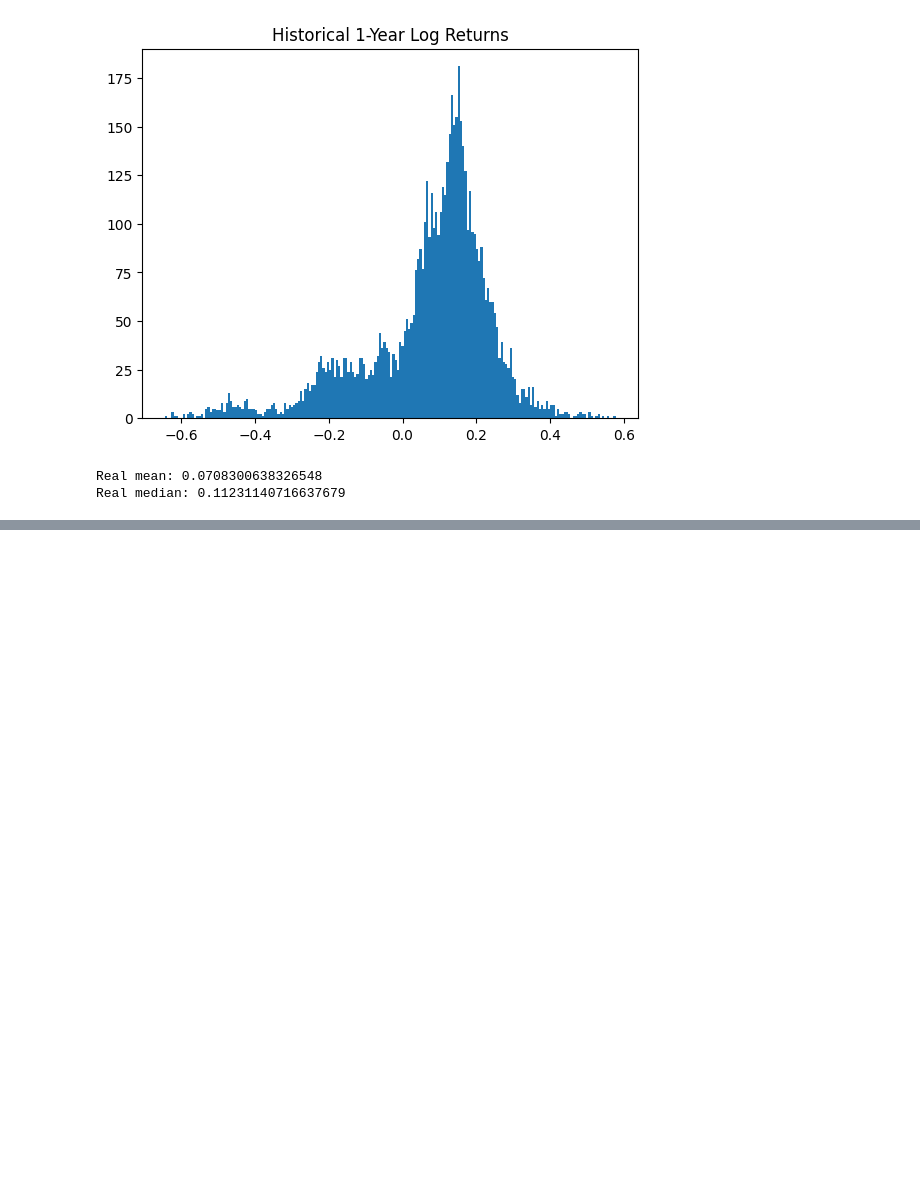
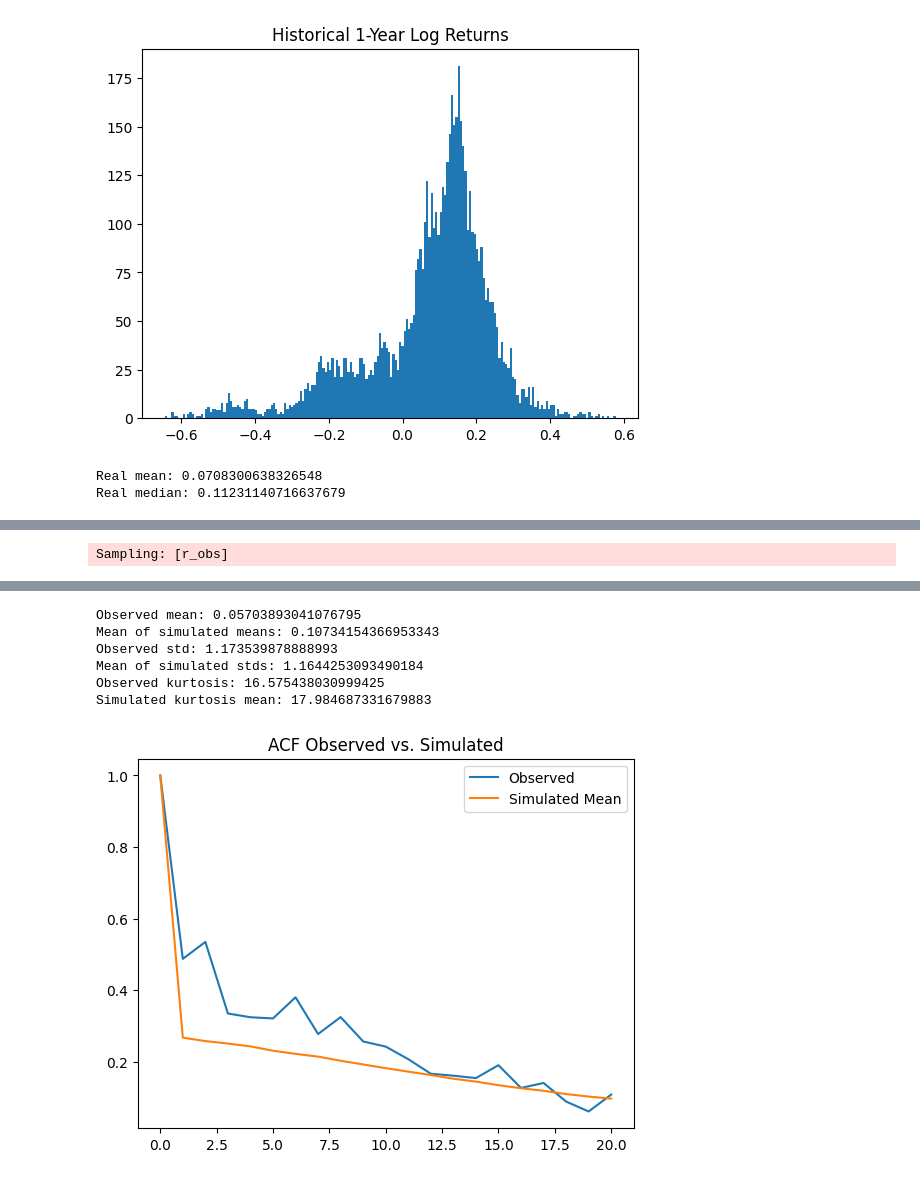
Before and after one commit to codeToad101/Equity-MCMC, a Jupyter notebook: calcVisual.ipynb, the cells around one changed output, grey strips where cells are left out. Saved outputs shown, nothing was run; the diff lists cells and outputs as text; code cells hidden in the pictures; blank space fills up the shorter version.

```diff
--- a/calcVisual.ipynb
+++ b/calcVisual.ipynb
@@ -465,0 +470,37 @@ Maximum Final Price: 352.53
+# %%
+with stochastic_vol_model:
+    ppc = pm.sample_posterior_predictive(trace)
+    ppc_returns = ppc.posterior_predictive["r_obs"].values
+    ppc_flat = ppc_returns.reshape(-1, ppc_returns.shape[-1])
+
+    simulated_means = ppc_flat.mean(axis=1)
+    simulated_stds = ppc_flat.std(axis=1)
+
+    print("Observed mean:", returns.mean())
+    print("Mean of simulated means:", simulated_means.mean())
+
+    print("Observed std:", returns.std())
+    print("Mean of simulated stds:", simulated_stds.mean())
+
+    observed_kurtosis = pd.Series(returns).kurtosis()
+
+    sim_kurtosis = [pd.Series(sim).kurtosis() for sim in ppc_flat]
+
+    print("Observed kurtosis:", observed_kurtosis)
+    print("Simulated kurtosis mean:", np.mean(sim_kurtosis))
+
+    from statsmodels.tsa.stattools import acf
+
+    obs_acf = acf(returns**2, nlags=20)
+
+    sim_acfs = [acf(sim**2, nlags=20) for sim in ppc_flat]
+
+    mean_sim_acf = np.mean(sim_acfs, axis=0)
+
+    plt.plot(obs_acf, label="Observed")
+    plt.plot(mean_sim_acf, label="Simulated Mean")
+    plt.legend()
+    plt.title("ACF Observed vs. Simulated")
+    plt.show()
+# %% [output]
+Sampling: [r_obs]
@@ -466 +509,8 @@ Maximum Final Price: 352.53
+Observed mean: 0.05703893041076795
+Mean of simulated means: 0.10734154366953343
+Observed std: 1.173539878888993
+Mean of simulated stds: 1.1644253093490184
+Observed kurtosis: 16.575438030999425
+Simulated kurtosis mean: 17.984687331679883
+[figure, added]
 # %%
```
Also changed, not shown: parts of 6 cells of this notebook.
